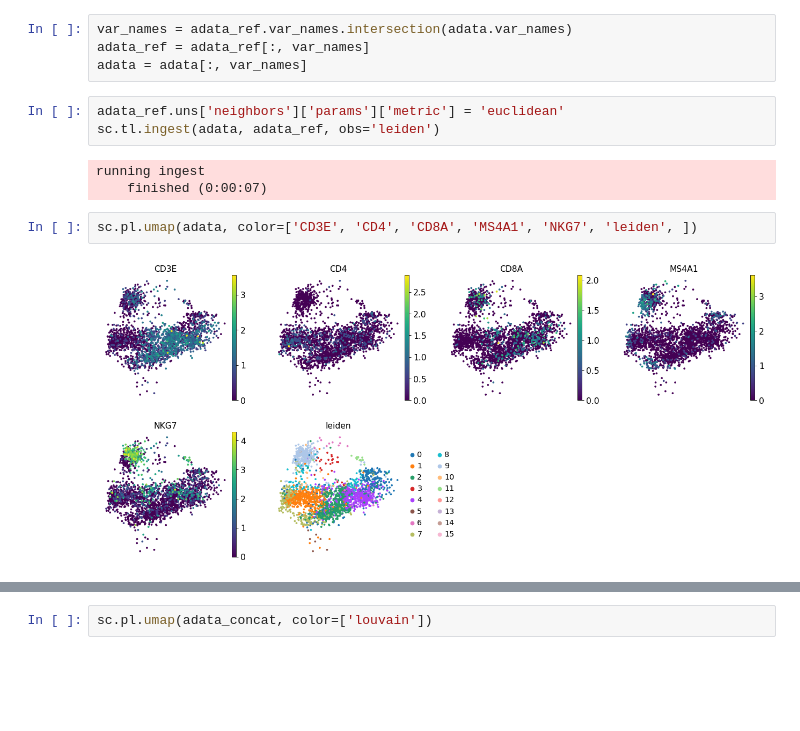
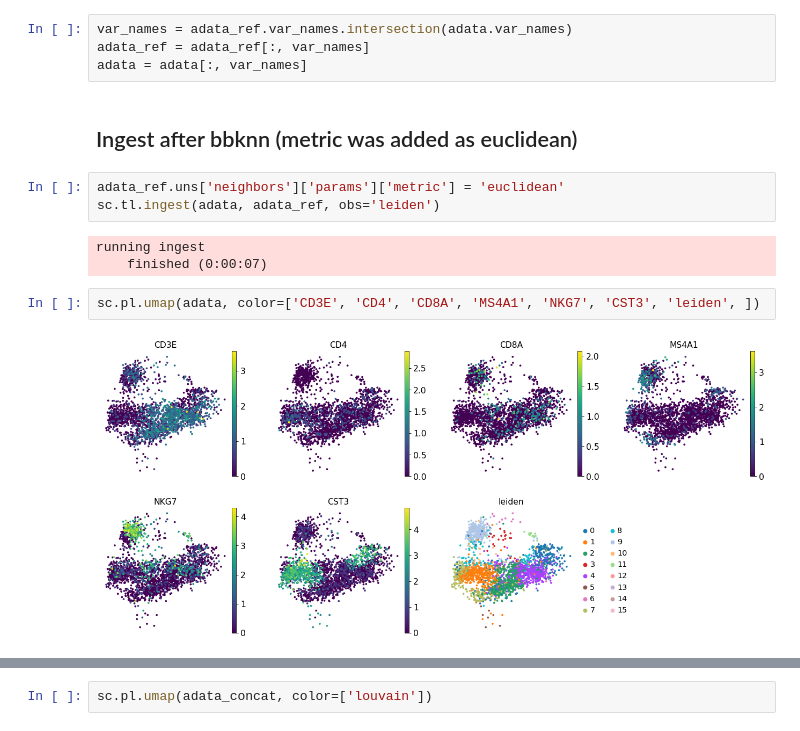
Before and after one commit to yyoshiaki/ingest_after_bbknn, a Jupyter notebook: notebook.ipynb, the cells around one changed output, grey strips where cells are left out. Drawn from its saved outputs; the diff is of its cells as text; blank space fills up the shorter version.

```diff
--- a/notebook.ipynb
+++ b/notebook.ipynb
@@ -138,6 +163,8 @@ adata = sc.datasets.pbmc3k_processed()
 var_names = adata_ref.var_names.intersection(adata.var_names)
 adata_ref = adata_ref[:, var_names]
 adata = adata[:, var_names]
+# %% [markdown]
+## Ingest after bbknn (metric was added as euclidean)
 # %%
 adata_ref.uns['neighbors']['params']['metric'] = 'euclidean'
 sc.tl.ingest(adata, adata_ref, obs='leiden')
@@ -145,9 +172,9 @@ sc.tl.ingest(adata, adata_ref, obs='leiden')
 running ingest
     finished (0:00:07)
 # %%
-sc.pl.umap(adata, color=['CD3E', 'CD4', 'CD8A', 'MS4A1', 'NKG7', 'leiden', ])
+sc.pl.umap(adata, color=['CD3E', 'CD4', 'CD8A', 'MS4A1', 'NKG7', 'CST3', 'leiden', ])
 # %% [output]
-[figure, old version]
+[figure, new version]
 # %%
 adata_concat = adata_ref.concatenate(adata, batch_categories=['ref', 'new'])
 adata_concat.obs.leiden = adata_concat.obs.leiden.astype('category')
```
Also changed, not shown: parts of 14 cells of this notebook.
